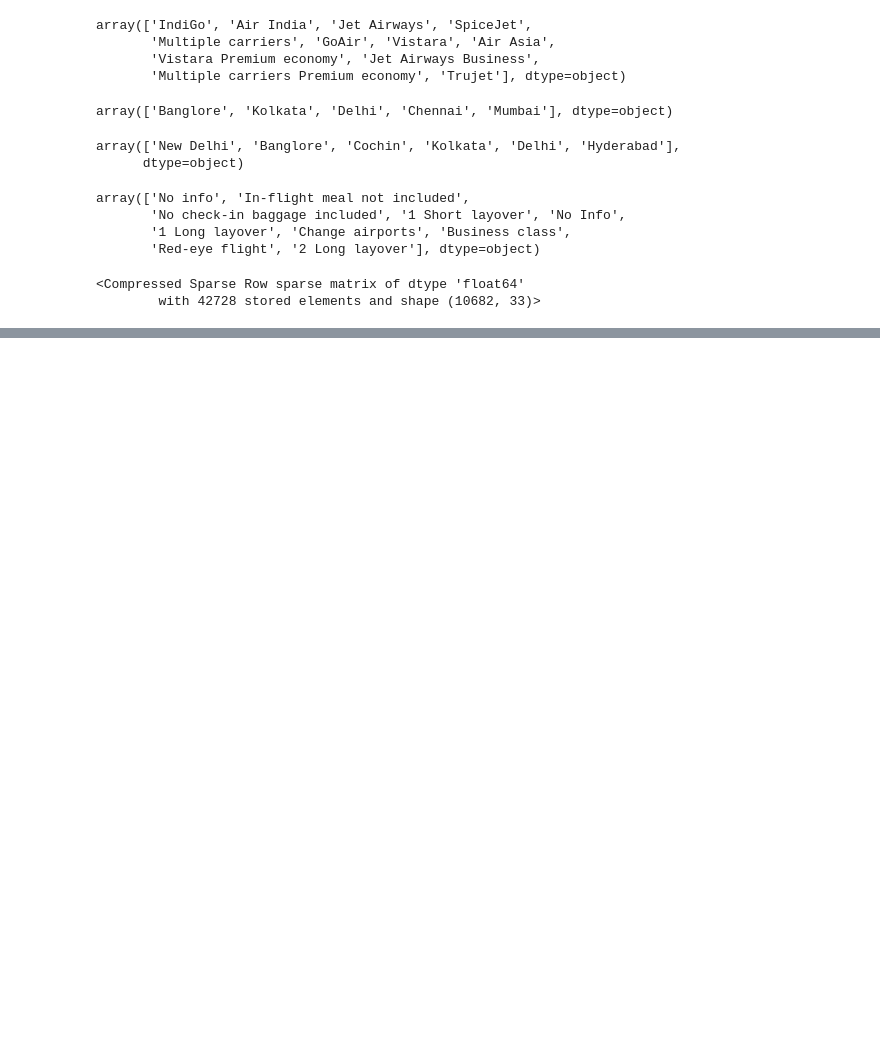
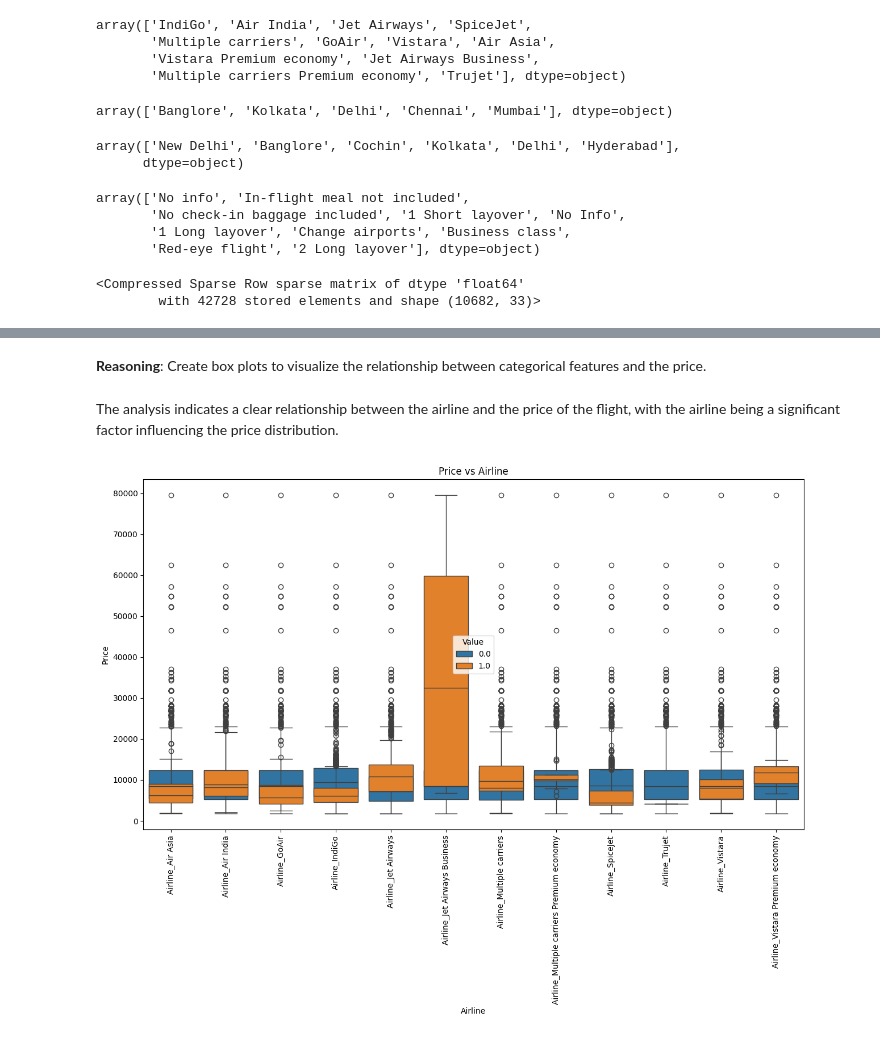
Before and after one commit to naina001T/Data-Cleaning-and-Analysis, a Jupyter notebook: Flight_Data.ipynb, the cells around one changed output, grey strips where cells are left out. Drawn from its saved outputs; the diff is of its cells as text; code cells hidden in the pictures; blank space fills up the shorter version.

```diff
--- a/Flight_Data.ipynb
+++ b/Flight_Data.ipynb
@@ -393,0 +455,15 @@ memory usage: 3.7 MB
+# %% [markdown]
+**Reasoning**:
+Create box plots to visualize the relationship between categorical features and the price.
+# %% [markdown]
+The analysis indicates a clear relationship between the airline and the price of the flight, with the airline being a significant factor influencing the price distribution.
+# %%
+airline_cols = [col for col in Flight_data.columns if 'Airline_' in col]
+plt.figure(figsize=(15, 8))
+sns.boxplot(data=Flight_data[airline_cols + ['Price']].melt(id_vars='Price', var_name='Airline', value_name='Value'),
+            x='Airline', y='Price', hue='Value', dodge=False)
+plt.xticks(rotation=90)
+plt.title('Price vs Airline')
+plt.show()
+# %% [output]
+[figure, added]
```
Also changed, not shown: parts of 33 cells of this notebook.
